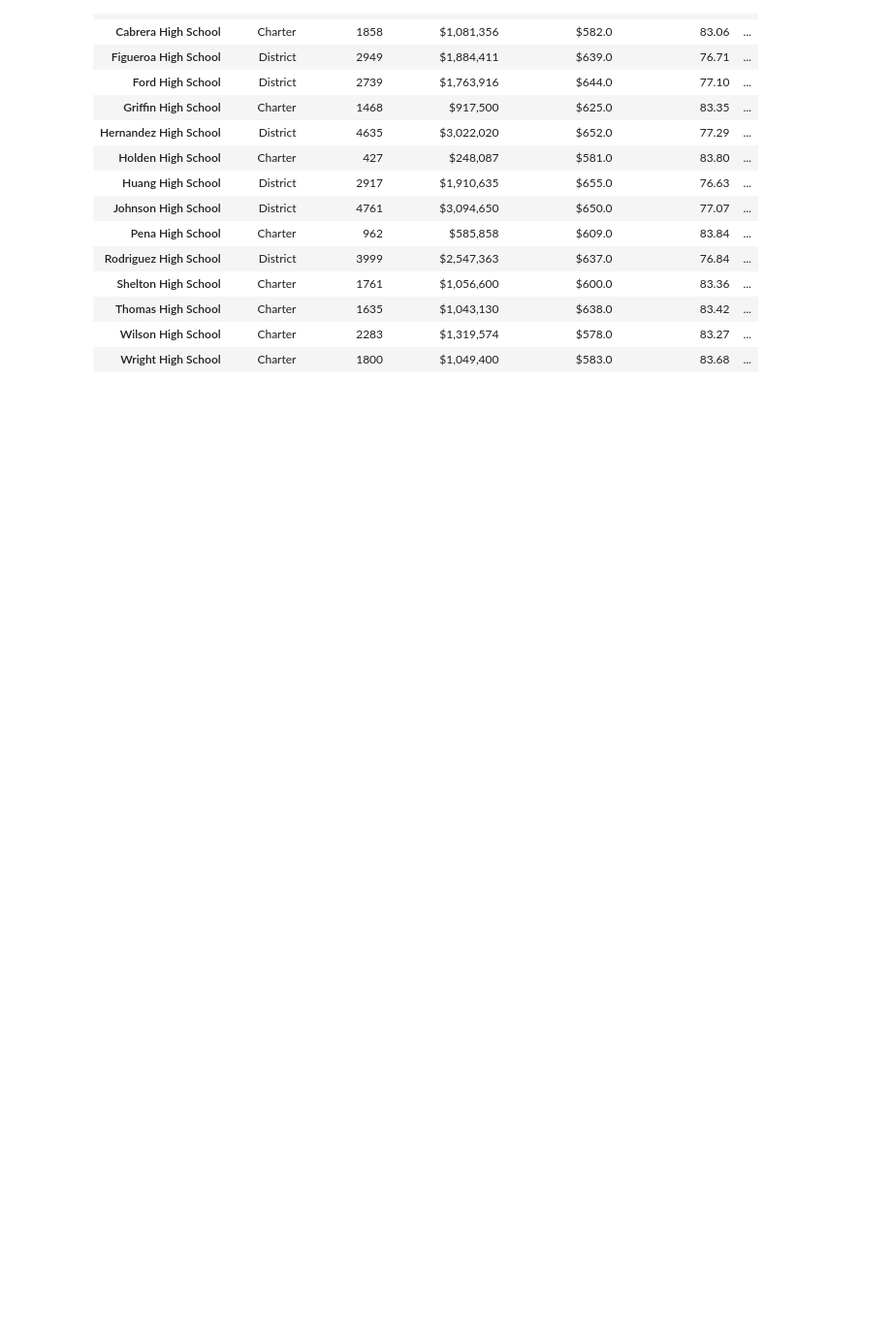
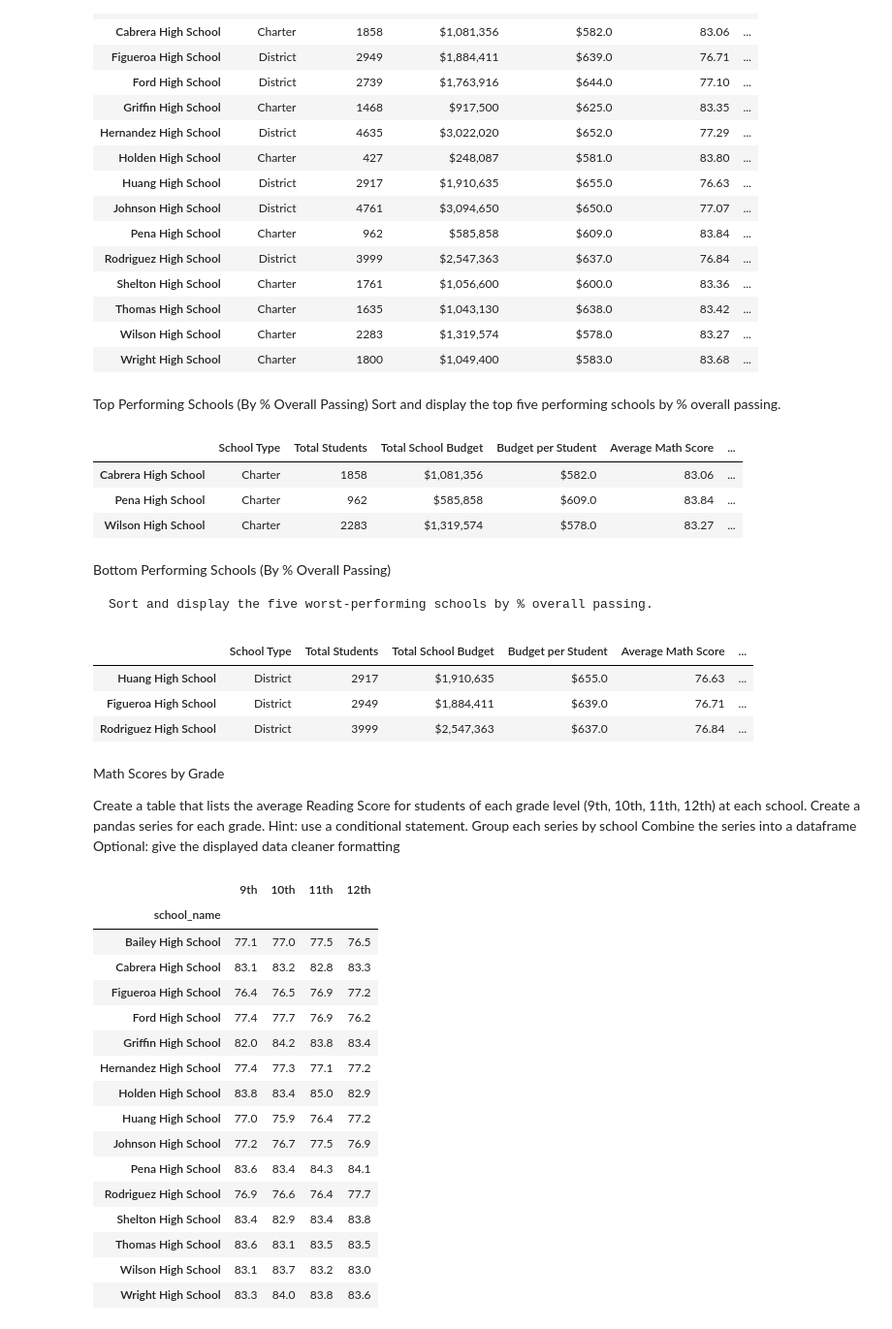
Before and after one commit to Marty1263/pandas-challenge, a Jupyter notebook: PyCitySchools/main.ipynb, the cells around one changed output. Shown at 97% size. Cells and saved outputs as stored; diff of their text form; code cells hidden in the pictures; blank space fills up the shorter version.

```diff
--- a/PyCitySchools/main.ipynb
+++ b/PyCitySchools/main.ipynb
@@ -322,3 +322,74 @@ school_summary
 | Thomas High School | Charter | 1635 | $1,043,130 | $638.0 | 83.42 | ... |
 | Wilson High School | Charter | 2283 | $1,319,574 | $578.0 | 83.27 | ... |
 | Wright High School | Charter | 1800 | $1,049,400 | $583.0 | 83.68 | ... |
+# %% [markdown]
+Top Performing Schools (By % Overall Passing)
+    Sort and display the top five performing schools by % overall passing.
+# %%
+top_perf_schools = school_summary.sort_values(['Overall Pass Rate'], ascending=[False])
+top_perf_schools.head(3)
+# %% [output]
+|  | School Type | Total Students | Total School Budget | Budget per Student | Average Math Score | ... |
+| Cabrera High School | Charter | 1858 | $1,081,356 | $582.0 | 83.06 | ... |
+| Pena High School | Charter | 962 | $585,858 | $609.0 | 83.84 | ... |
+| Wilson High School | Charter | 2283 | $1,319,574 | $578.0 | 83.27 | ... |
+# %% [markdown]
+Bottom Performing Schools (By % Overall Passing)
+
+    Sort and display the five worst-performing schools by % overall passing.
+# %%
+bottom_perf_schools = top_perf_schools.tail(3)
+bottom_perf_schools.sort_values(['Overall Pass Rate'], ascending=[True])
+# %% [output]
+|  | School Type | Total Students | Total School Budget | Budget per Student | Average Math Score | ... |
+| Huang High School | District | 2917 | $1,910,635 | $655.0 | 76.63 | ... |
+| Figueroa High School | District | 2949 | $1,884,411 | $639.0 | 76.71 | ... |
+| Rodriguez High School | District | 3999 | $2,547,363 | $637.0 | 76.84 | ... |
+# %% [markdown]
+Math Scores by Grade
+
+Create a table that lists the average Reading Score for students of each grade level (9th, 10th, 11th, 12th) at each school.
+Create a pandas series for each grade. Hint: use a conditional statement.
+Group each series by school
+Combine the series into a dataframe
+Optional: give the displayed data cleaner formatting
+# %%
+school_avg_math_9th = school_data_complete[school_data_complete['grade']=='9th'].groupby('school_name')['math_score'].mean()
+school_avg_math_10th = school_data_complete[school_data_complete['grade']=='10th'].groupby('school_name')['math_score'].mean()
+school_avg_math_11th = school_data_complete[school_data_complete['grade']=='11th'].groupby('school_name')['math_score'].mean()
+school_avg_math_12th = school_data_complete[school_data_complete['grade']=='12th'].groupby('school_name')['math_score'].mean()
+
+
+grade_math_score={
+    '9th':school_avg_math_9th,
+    '10th':school_avg_math_10th,
+    '11th':school_avg_math_11th,
+    '12th':school_avg_math_12th,
+    }
+
+math_score_by_grade = pd.DataFrame(grade_math_score)
+
+math_score_by_grade['9th'] = math_score_by_grade['9th'].map("{:.1f}".format)
+math_score_by_grade['10th'] = math_score_by_grade['10th'].map("{:.1f}".format)
+math_score_by_grade['11th'] = math_score_by_grade['11th'].map("{:.1f}".format)
+math_score_by_grade['12th'] = math_score_by_grade['12th'].map("{:.1f}".format)
+
+math_score_by_grade
+# %% [output]
+|  | 9th | 10th | 11th | 12th |
+| school_name |  |  |  |  |
+| Bailey High School | 77.1 | 77.0 | 77.5 | 76.5 |
+| Cabrera High School | 83.1 | 83.2 | 82.8 | 83.3 |
+| Figueroa High School | 76.4 | 76.5 | 76.9 | 77.2 |
+| Ford High School | 77.4 | 77.7 | 76.9 | 76.2 |
+| Griffin High School | 82.0 | 84.2 | 83.8 | 83.4 |
+| Hernandez High School | 77.4 | 77.3 | 77.1 | 77.2 |
+| Holden High School | 83.8 | 83.4 | 85.0 | 82.9 |
+| Huang High School | 77.0 | 75.9 | 76.4 | 77.2 |
+| Johnson High School | 77.2 | 76.7 | 77.5 | 76.9 |
+| Pena High School | 83.6 | 83.4 | 84.3 | 84.1 |
+| Rodriguez High School | 76.9 | 76.6 | 76.4 | 77.7 |
+| Shelton High School | 83.4 | 82.9 | 83.4 | 83.8 |
+| Thomas High School | 83.6 | 83.1 | 83.5 | 83.5 |
+| Wilson High School | 83.1 | 83.7 | 83.2 | 83.0 |
+| Wright High School | 83.3 | 84.0 | 83.8 | 83.6 |
```
Also changed, not shown: parts of 6 cells of this notebook.
